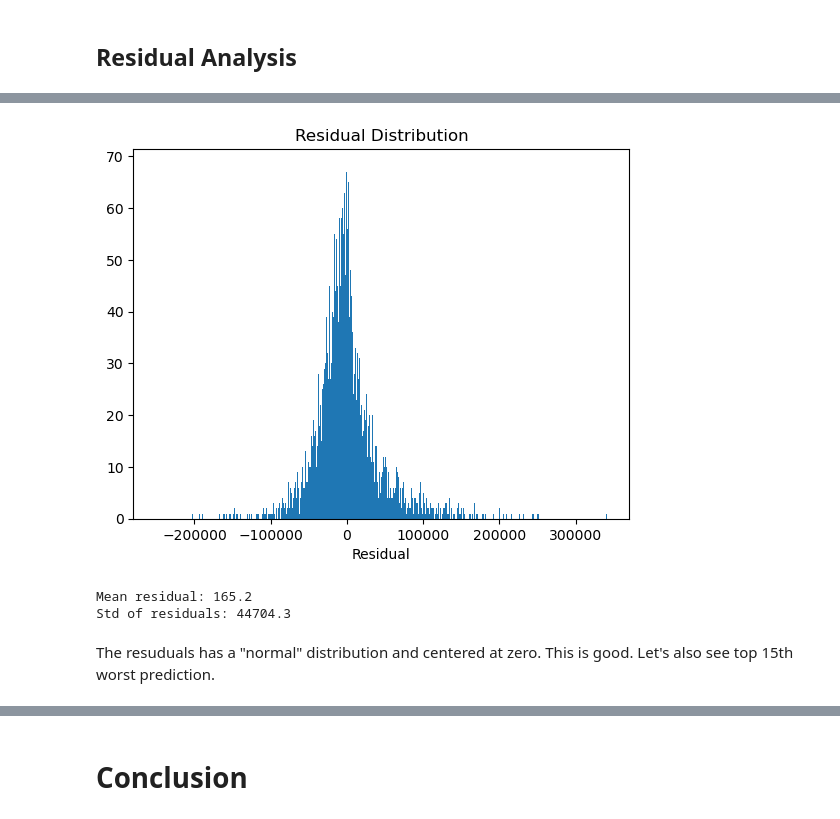
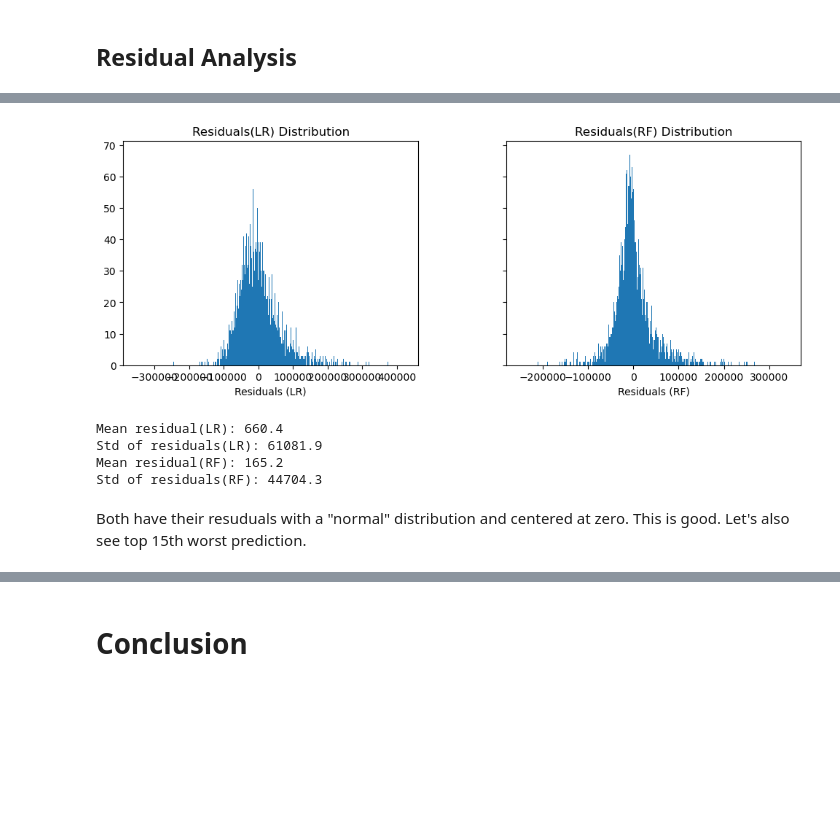
Before and after one commit to natwonglakhon/House_price_modelling, a Jupyter notebook: California_Housing.ipynb, the cells around one changed output, grey strips where cells are left out. Saved outputs shown, nothing was run; the diff lists cells and outputs as text; code cells hidden in the pictures; blank space fills up the shorter version.

```diff
--- a/California_Housing.ipynb
+++ b/California_Housing.ipynb
@@ -569,13 +569,24 @@ It is seen that adding the aggregated data doesn't improve the random forrest mo
 # %% [markdown]
 ## Residual Analysis
 # %%
-residuals = y_test - y_pred_tuned
+residuals_LR = y_test - y_pred # For Linear regression model
+residuals_RF = y_test - y_pred_tuned # For random forest model
 
-plt.scatter(y_pred_tuned, residuals, alpha=0.3)
-plt.axhline(0, color='red', linestyle='--')
-plt.xlabel("Predicted price")
-plt.ylabel("Residual")
-plt.title("Residuals vs Fitted")
+fig, ax = plt.subplots(1, 2, figsize=(12, 4), sharey=True)
+plt.subplots_adjust(wspace=0.3)
+
+ax[0].scatter(y_pred, residuals_LR, alpha=0.3)
+ax[0].set_xlabel("Predicted price")
+ax[0].set_ylabel("Residual Linear Regression Model")
+ax[0].set_title("Residuals(LR) vs Fitted")
+ax[0].axhline(0, color='red', linestyle='--')
+
+ax[1].scatter(y_pred_tuned, residuals_RF, alpha=0.3)
+ax[1].set_xlabel("Predicted price")
+ax[1].set_ylabel("Residual Random Forest Model")
+ax[1].set_title("Residuals(RF) vs Fitted")
+ax[1].axhline(0, color='red', linestyle='--')
+
 plt.savefig("images/residuals_vs_fitted.png", dpi=150)
 plt.show()
 # %% [output]
@@ -585,18 +596,30 @@ No obvious patterns, the model is reliable!
 # %%
-plt.hist(residuals, bins=1000)
-plt.xlabel("Residual")
-plt.title("Residual Distribution")
+fig, ax = plt.subplots(1, 2, figsize=(12, 4), sharey=True)
+plt.subplots_adjust(wspace=0.3)
+
+ax[0].hist(residuals_LR, bins=1000)
+ax[0].set_xlabel("Residuals (LR)")
+ax[0].set_title("Residuals(LR) Distribution")
+
+ax[1].hist(residuals_RF, bins=1000)
+ax[1].set_xlabel("Residuals (RF)")
+ax[1].set_title("Residuals(RF) Distribution")
+
 plt.savefig("images/residual_distribution.png", dpi=150)
 plt.show()
 
-print(f"Mean residual: {residuals.mean():.1f}")
-print(f"Std of residuals: {residuals.std():.1f}")
+print(f"Mean residual(LR): {residuals_LR.mean():.1f}")
+print(f"Std of residuals(LR): {residuals_LR.std():.1f}")
+print(f"Mean residual(RF): {residuals_RF.mean():.1f}")
+print(f"Std of residuals(RF): {residuals_RF.std():.1f}")
 # %% [output]
-[figure, old version]
+[figure, new version]
-Mean residual: 165.2
-Std of residuals: 44704.3
+Mean residual(LR): 660.4
+Std of residuals(LR): 61081.9
+Mean residual(RF): 165.2
+Std of residuals(RF): 44704.3
 # %% [markdown]
-The resuduals has a "normal" distribution and centered at zero. This is good. Let's also see top 15th worst prediction.
+Both have their resuduals with a "normal" distribution and centered at zero. This is good. Let's also see top 15th worst prediction.
 # %%
 error_df = X_test.copy()
 error_df["actual"] = y_test.values
```
Also changed, not shown: parts of 3 cells of this notebook.
